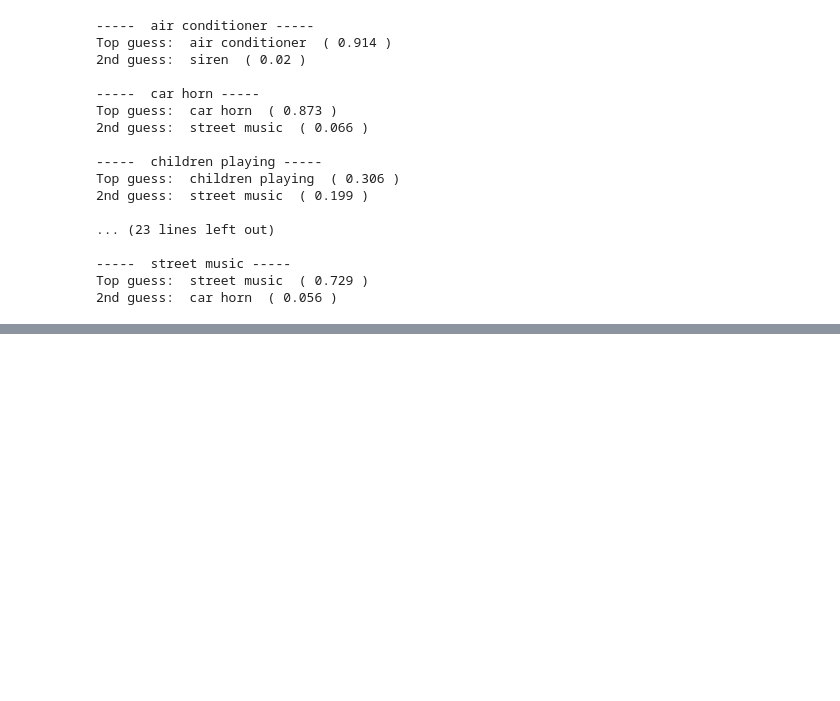
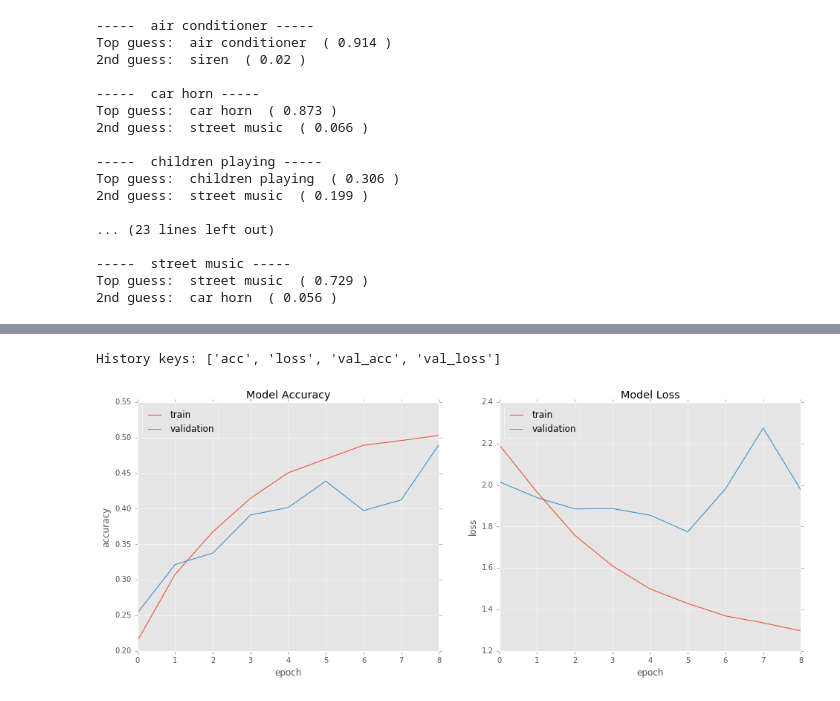
Before and after one commit to jaron/deep-listening, a Jupyter notebook: 4-us8k-cnn-salamon.ipynb, the cells around one changed output, grey strips where cells are left out. Cells and saved outputs as stored; diff of their text form; code cells hidden in the pictures; blank space fills up the shorter version.

```diff
--- a/4-us8k-cnn-salamon.ipynb
+++ b/4-us8k-cnn-salamon.ipynb
@@ -481,0 +521,25 @@ To summarise then, I've managed to implement a general audio classifier capable
+# %%
+fig = plt.figure(figsize=(16,6))
+
+print "History keys:", (history.history.keys())
+# summarise history for training and validation set accuracy
+plt.subplot(1,2,1)
+plt.plot(history.history['acc'])
+plt.plot(history.history['val_acc'])
+plt.title('Model Accuracy')
+plt.ylabel('accuracy')
+plt.xlabel('epoch')
+plt.legend(['train', 'validation'], loc='upper left')
+
+# summarise history for training and validation set loss
+plt.subplot(1,2,2)
+plt.plot(history.history['loss'])
+plt.plot(history.history['val_loss'])
+plt.title('Model Loss')
+plt.ylabel('loss')
+plt.xlabel('epoch')
+plt.legend(['train', 'validation'], loc='upper left')
+plt.show()
+# %% [output]
+History keys: ['acc', 'loss', 'val_acc', 'val_loss']
+[figure, added]
```
Also changed, not shown: parts of 14 cells of this notebook.
